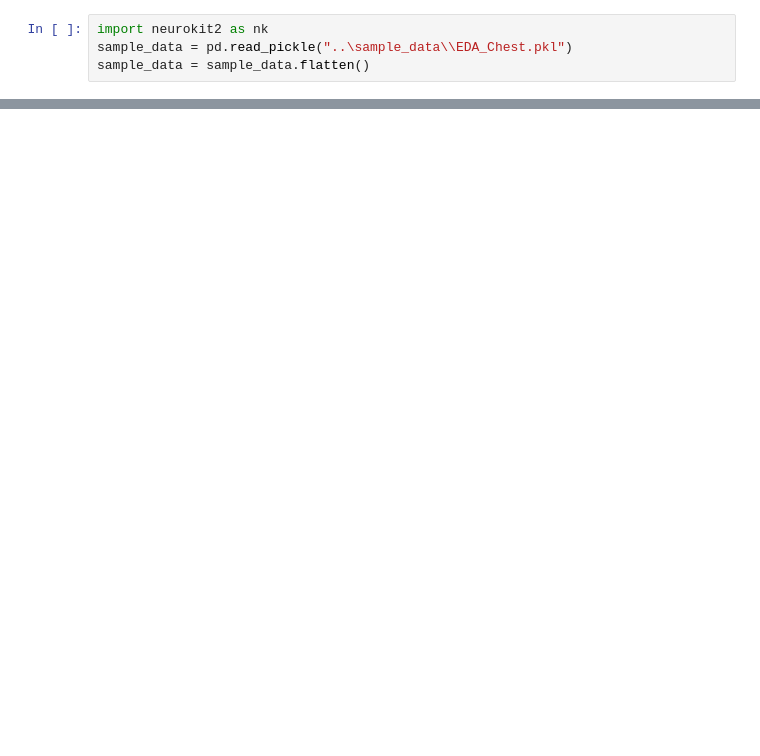
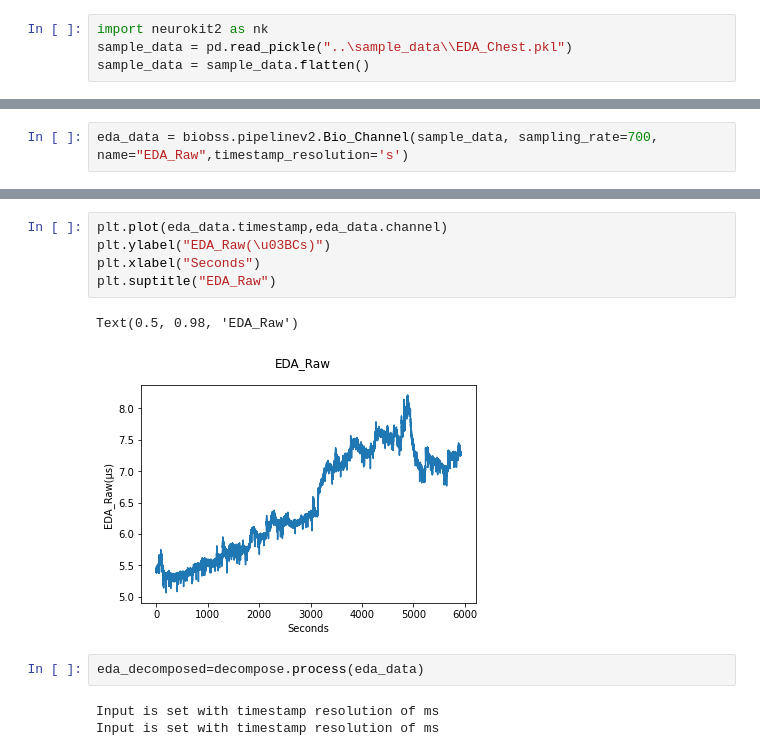
Before and after one commit to obss/BIOBSS, a Jupyter notebook: examples/new_pipeline.ipynb, the cells around one changed output, grey strips where cells are left out. Saved outputs shown, nothing was run; the diff lists cells and outputs as text; blank space fills up the shorter version.

Commit message:
Biobss pipeline v2 fixed.

```diff
--- a/examples/new_pipeline.ipynb
+++ b/examples/new_pipeline.ipynb
@@ -46,0 +86,2 @@ ValueError: If signal is not a Bio_Data object, sampling_rate must be specified
+# %%
+eda_data = biobss.pipelinev2.Bio_Channel(sample_data, sampling_rate=700, name="EDA_Raw",timestamp_resolution='s')
@@ -46,0 +98,13 @@ ValueError: If signal is not a Bio_Data object, sampling_rate must be specified
+# %%
+plt.plot(eda_data.timestamp,eda_data.channel)
+plt.ylabel("EDA_Raw(\u03BCs)")
+plt.xlabel("Seconds")
+plt.suptitle("EDA_Raw")
+# %% [output]
+Text(0.5, 0.98, 'EDA_Raw')
+[figure, added]
+# %%
+eda_decomposed=decompose.process(eda_data)
+# %% [output]
+Input is set with timestamp resolution of ms
+Input is set with timestamp resolution of ms
```
Also changed, not shown: parts of 20 cells of this notebook, 13 other files.
